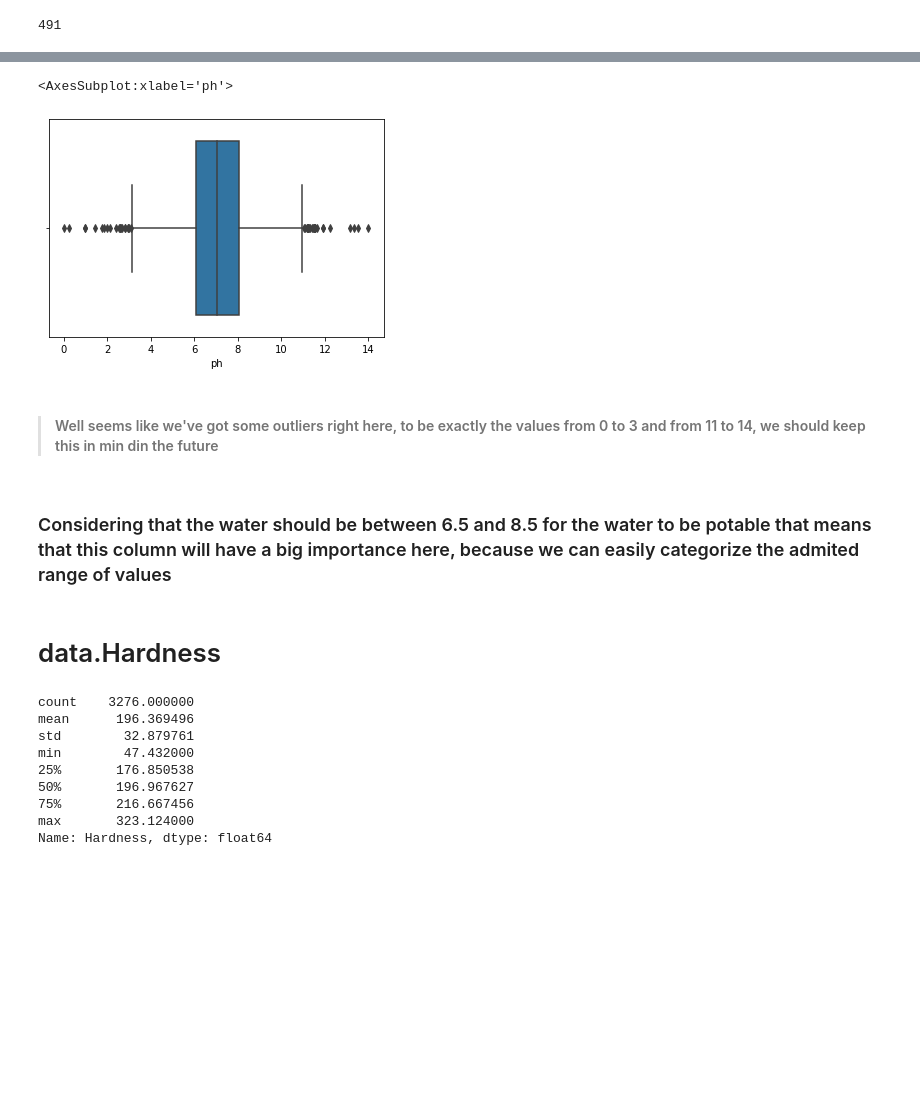
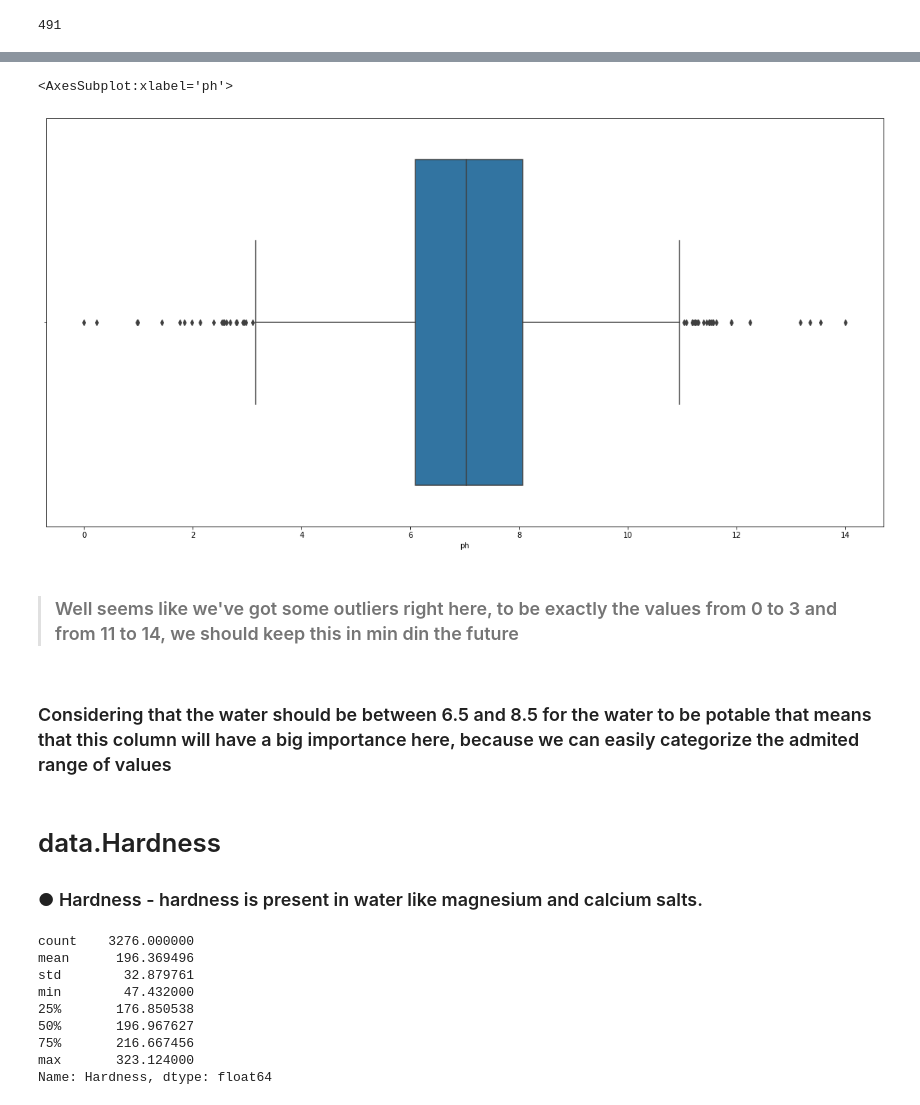
Before and after one commit to pyramixofficial/My-personal-projects, a Jupyter notebook: Exam/Untitled.ipynb, the cells around one changed output, grey strips where cells are left out. Cells and saved outputs as stored; diff of their text form; code cells hidden in the pictures; blank space fills up the shorter version.

```diff
--- a/Exam/Untitled.ipynb
+++ b/Exam/Untitled.ipynb
@@ -140,15 +142,17 @@ data['ph'].isnull().sum()
 # %%
 import seaborn as sns
+plt.figure(figsize=(20,10))
 sns.boxplot(data['ph'])
 # %% [output]
 <AxesSubplot:xlabel='ph'>
-[figure, old version]
+[figure, new version]
 # %% [markdown]
->#### Well seems like we've got some outliers right here, to be exactly the values from 0 to 3 and from 11 to 14, we should keep this in min din the future
+>### Well seems like we've got some outliers right here, to be exactly the values from 0 to 3 and from 11 to 14, we should keep this in min din the future
 # %% [markdown]
 ### Considering that the water should be between 6.5 and 8.5 for the water to be potable that means that this column will have a big importance here, because we can easily categorize the admited range of values
 # %% [markdown]
 # data.Hardness
+### ●	Hardness - hardness is present in water like magnesium and calcium salts.
 # %%
 data.Hardness.describe()
 # %% [output]
```
Also changed, not shown: parts of 96 cells of this notebook, 2 other files.
